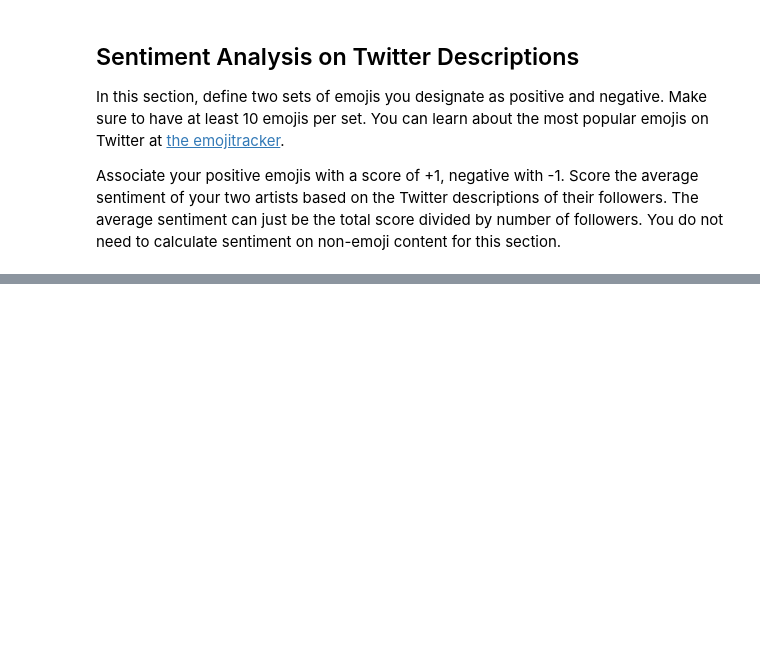
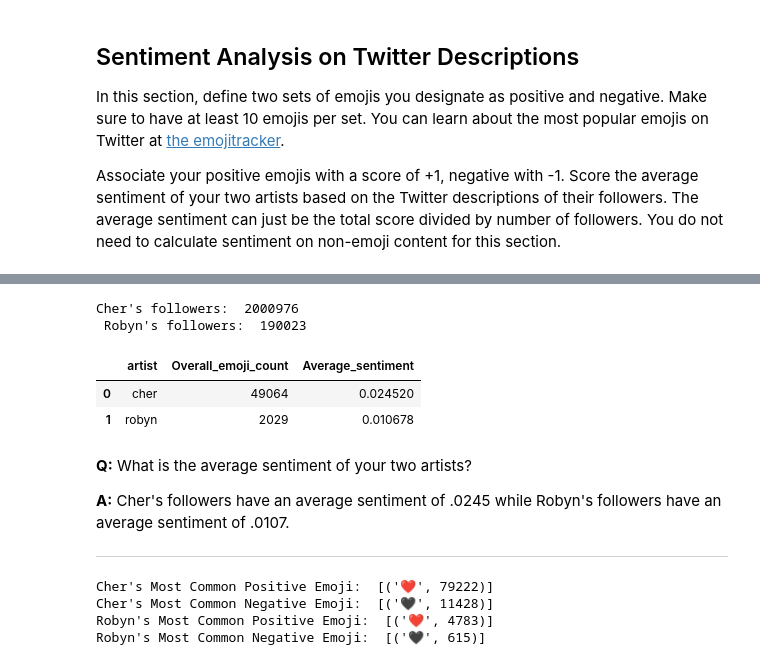
Before and after one commit to Brianne-Bell/ADS-509-textmine_M6-sentiment, a Jupyter notebook: Bell-Brianne_ADS-509-M6_Sentiment Assignment.ipynb, the cells around one changed output, grey strips where cells are left out. Saved outputs shown, nothing was run; the diff lists cells and outputs as text; code cells hidden in the pictures; blank space fills up the shorter version.

```diff
--- a/Bell-Brianne_ADS-509-M6_Sentiment Assignment.ipynb
+++ b/Bell-Brianne_ADS-509-M6_Sentiment Assignment.ipynb
@@ -524 +563,76 @@ Associate your positive emojis with a score of +1, negative with -1. Score the a
+# %%
+# getting number of followers for Cher and Robyn:
+cher_followers = len(twitter[twitter['artist']=='cher'])
+robyn_followers = len(twitter[twitter['artist']=='robyn'])
+
+# checking
+print("Cher's followers: ", cher_followers, '\n',
+     "Robyn's followers: ", robyn_followers)
+# %% [output]
+Cher's followers:  2000976
+ Robyn's followers:  190023
+# %%
+# getting the sentiment value
+twit_sent = twitter.groupby('artist').agg({'Overall_emoji_count':'sum'}).reset_index()
+
+def sent_by_artist(df):
+    if df['artist']== 'cher':
+        return(df['Overall_emoji_count']/cher_followers)
+    elif df['artist']== 'robyn':
+        return(df['Overall_emoji_count']/robyn_followers)
+
+# calling
+twit_sent['Average_sentiment'] = twit_sent.apply(sent_by_artist, axis=1)
+
+twit_sent
+# %% [output]
+|  | artist | Overall_emoji_count | Average_sentiment |
+| 0 | cher | 49064 | 0.024520 |
+| 1 | robyn | 2029 | 0.010678 |
+# %% [markdown]
+**Q:** What is the average sentiment of your two artists?
+
+**A:** Cher's followers have an average sentiment of .0245 while Robyn's followers have an average sentiment of .0107.
+
+---
+# %%
+# Cher emoji follower info
+cher_emoji = []
+for i in twitter[twitter['artist']=='cher']['description']:
+    for token in i:
+        if emoji.is_emoji(token):
+            cher_emoji.append(token)
+
+# Robyn emoji follower info
+robyn_emoji = []
+for i in twitter[twitter['artist']=='robyn']['description']:
+    for token in i:
+        if emoji.is_emoji(token):
+            robyn_emoji.append(token)
+
+# finding most common positive adn negative emojis for each
+## cher positive
+cher_pos_emoji = [e for e in cher_emoji if e[0] in pos_emoji]
+cpe = Counter(cher_pos_emoji)
+## cher negative
+cher_neg_emoji = [e for e in cher_emoji if e[0] in neg_emoji]
+cne = Counter(cher_neg_emoji)
+
+## robyn positive
+robyn_pos_emoji = [e for e in robyn_emoji if e[0] in pos_emoji]
+rpe = Counter(robyn_pos_emoji)
+## robyn negative
+robyn_neg_emoji = [e for e in robyn_emoji if e[0] in neg_emoji]
+rne = Counter(robyn_neg_emoji)
+
+print("Cher's Most Common Positive Emoji: ", cpe.most_common(1))
+print("Cher's Most Common Negative Emoji: ", cne.most_common(1))
+
+print("Robyn's Most Common Positive Emoji: ", rpe.most_common(1))
+print("Robyn's Most Common Negative Emoji: ", rne.most_common(1))
+# %% [output]
+Cher's Most Common Positive Emoji:  [('❤', 79222)]
+Cher's Most Common Negative Emoji:  [('🖤', 11428)]
+Robyn's Most Common Positive Emoji:  [('❤', 4783)]
+Robyn's Most Common Negative Emoji:  [('🖤', 615)]
 # %% [markdown]
```
Also changed, not shown: parts of 13 cells of this notebook.
